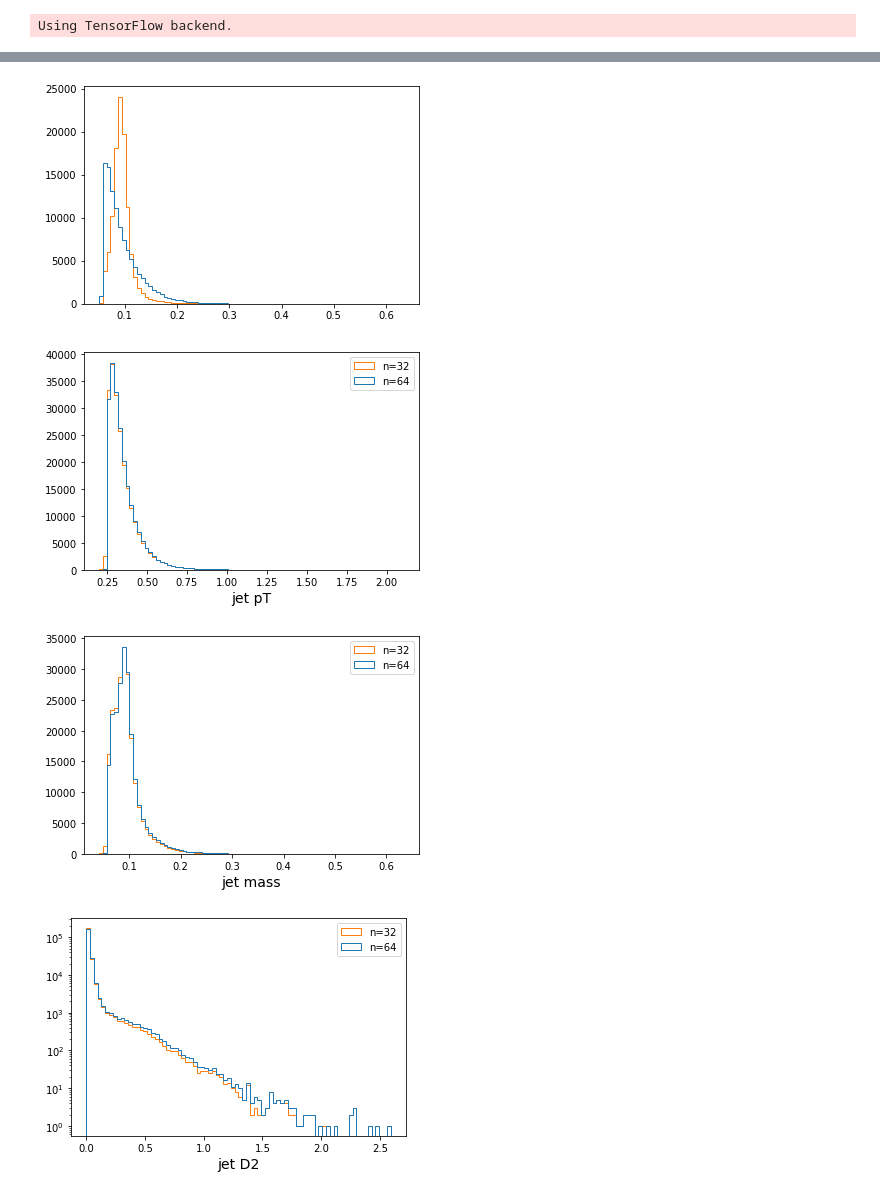
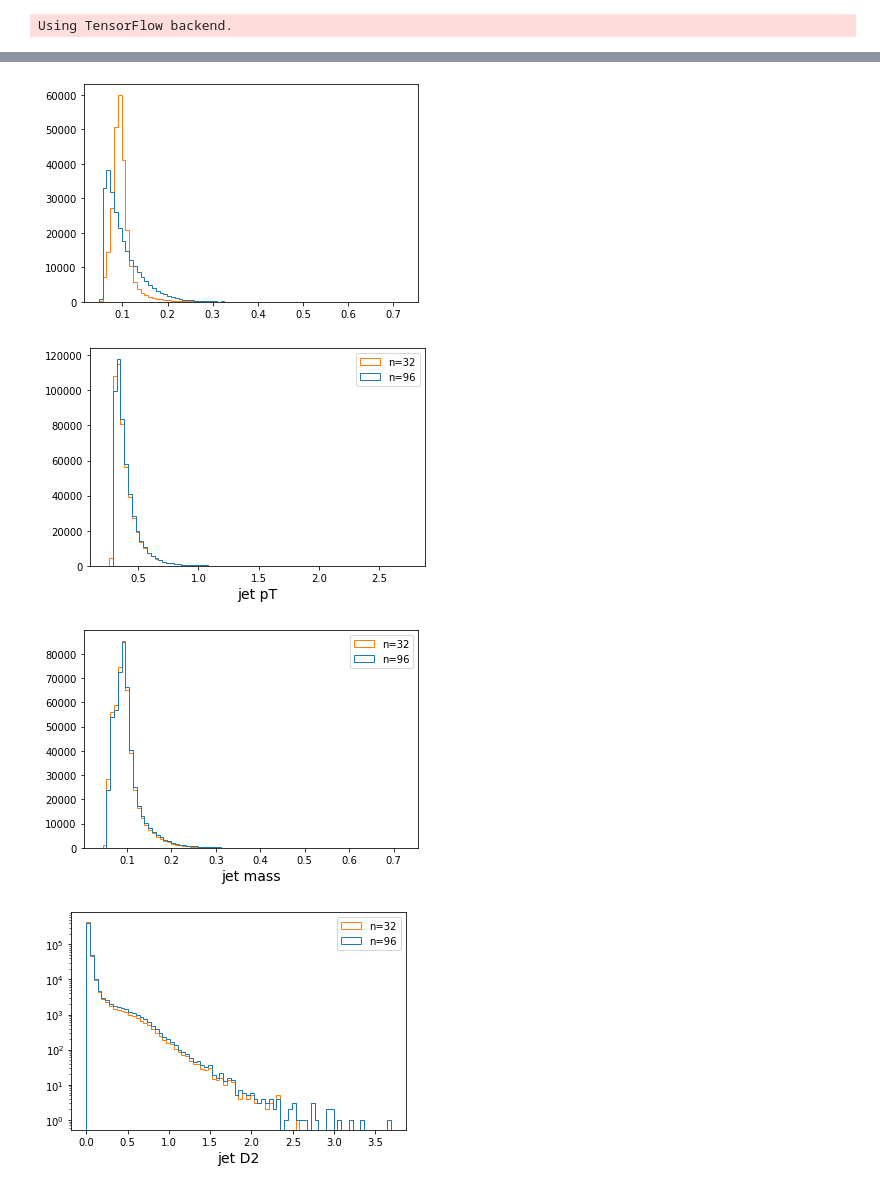
Before and after one commit to cshimmin/jet-adv, a Jupyter notebook: paper_benchmark.ipynb, the cells around one changed output, grey strips where cells are left out. Drawn from its saved outputs; the diff is of its cells as text; code cells hidden in the pictures.

```diff
--- a/paper_benchmark.ipynb
+++ b/paper_benchmark.ipynb
@@ -33,8 +33,8 @@ sig_jets = f_sig['jets']
 sig_photons = f_sig['photons']
 sig_consts = f_sig['constituents'][:,:defs.N_CONST]
 
-bg_pass = bg_jets[:,3]>defs.JET_MASS_MIN
-sig_pass = sig_jets[:,3]>defs.JET_MASS_MIN
+bg_pass = (bg_jets[:,3]>defs.JET_MASS_MIN)*(bg_jets[:,0]>defs.JET_PT_MIN)
+sig_pass = (sig_jets[:,3]>defs.JET_MASS_MIN)*(sig_jets[:,0]>defs.JET_PT_MIN)
 
 bg_jets = bg_jets[bg_pass]
 bg_consts = bg_consts[bg_pass]
@@ -209,23 +226,23 @@ W0910 22:13:00.307362 139878607996736 special_math_ops.py:275] Falling back to e
 # %%
 plt.hist([XH_train[:,3][y_train==0],XH_train[:,3][y_train==1]], histtype='step', bins=80);
 # %% [output]
-[figure, old version]
+[figure, new version]
 # %%
-plt.hist([XH_train[:,0], XH_train_trunc[:,0]], histtype='step', bins=80, label=['n=%d'%defs.CLUSTER_ARGS['ntrk'],'n=32']);
+plt.hist([XH_train[:,0], XH_train_trunc[:,0]], histtype='step', bins=80, label=['n=%d'%defs.N_CONST,'n=32']);
 plt.xlabel("jet pT")
 plt.legend();
 plt.figure()
-plt.hist([XH_train[:,3], XH_train_trunc[:,3]], histtype='step', bins=80, label=['n=%d'%defs.CLUSTER_ARGS['ntrk'],'n=32']);
+plt.hist([XH_train[:,3], XH_train_trunc[:,3]], histtype='step', bins=80, label=['n=%d'%defs.N_CONST,'n=32']);
 plt.xlabel("jet mass")
 plt.legend();
 plt.figure()
-plt.hist([XH_train[:,4], XH_train_trunc[:,4]], histtype='step', bins=80, label=['n=%d'%defs.CLUSTER_ARGS['ntrk'],'n=32']);
+plt.hist([XH_train[:,4], XH_train_trunc[:,4]], histtype='step', bins=80, label=['n=%d'%defs.N_CONST,'n=32']);
 plt.xlabel("jet D2")
 plt.legend();
 plt.yscale('log')
 # %% [output]
-[figure, old version]
+[figure, new version]
-[figure, old version]
+[figure, new version]
-[figure, old version]
+[figure, new version]
 # %%
 def mk_benchmark_LL(n_const, n_layers=3, n_units=256, dropout=None,
```
Also changed, not shown: parts of 41 cells of this notebook, 2 other files.
